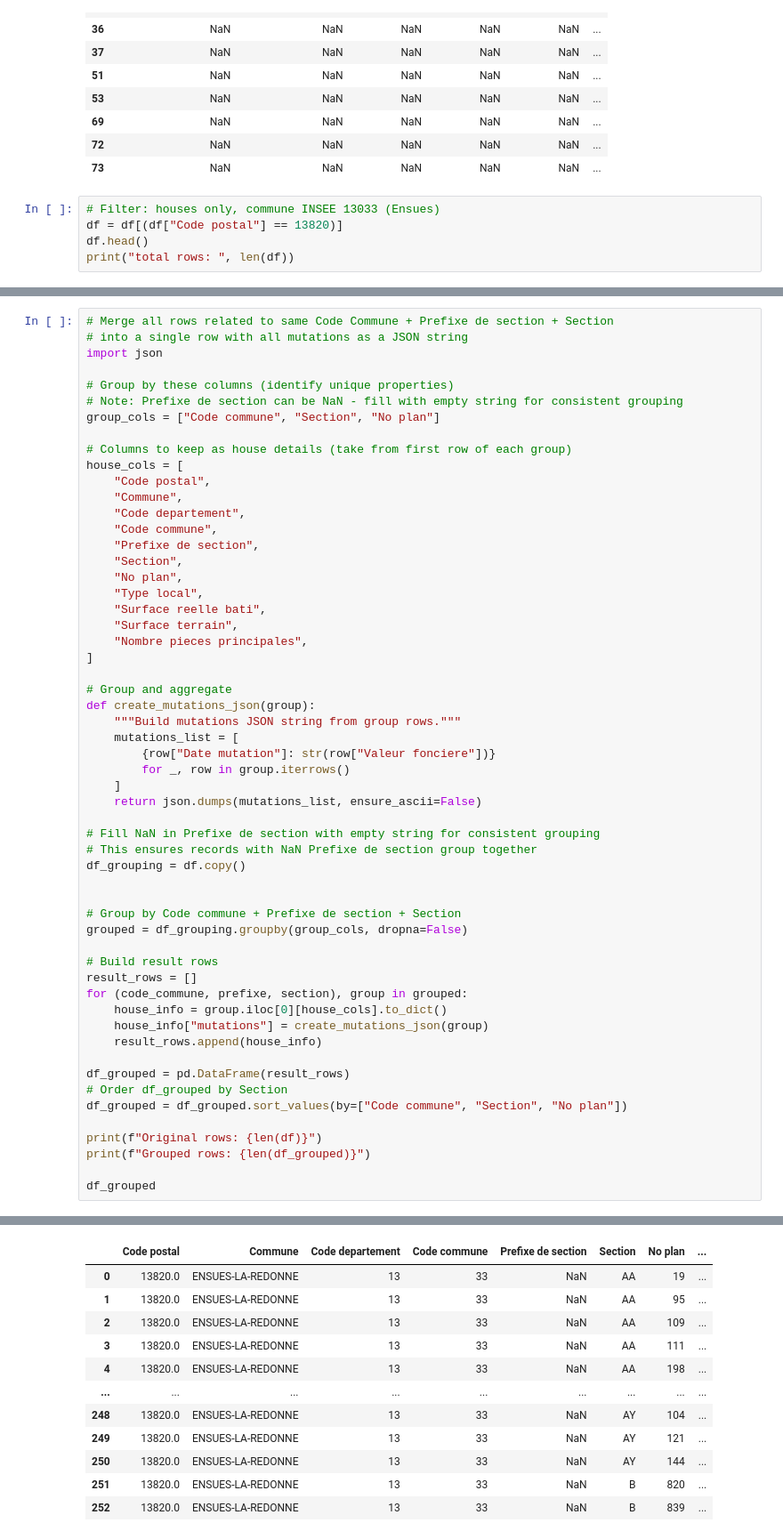
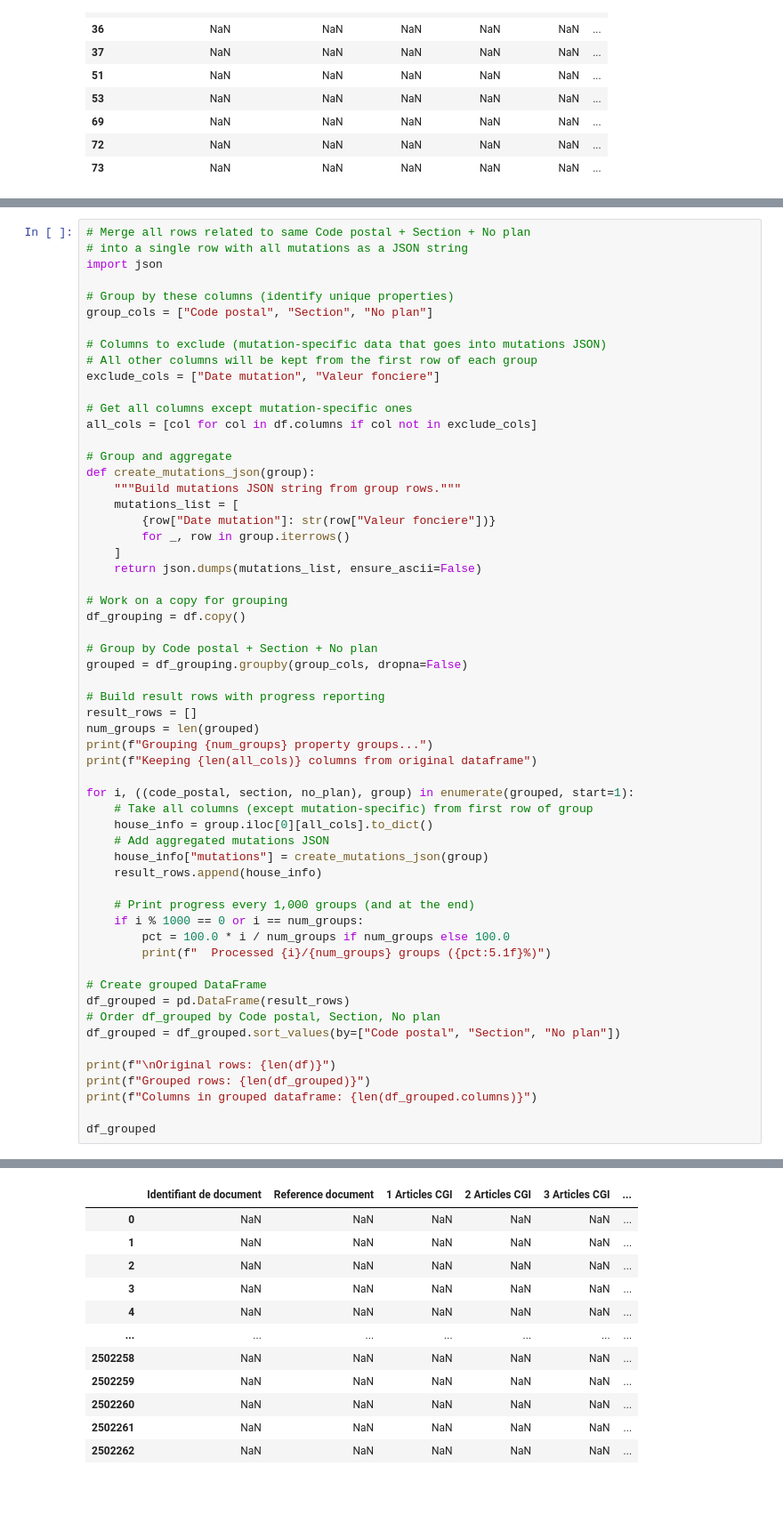
Before and after one commit to xvanausloos/ldi_dvf, a Jupyter notebook: notebooks/02_dvf_exploration_houses_france_mutations.ipynb, the cells around one changed output, grey strips where cells are left out. Shown at 89% size. Drawn from its saved outputs; the diff is of its cells as text; blank space fills up the shorter version.

Commit message:
feat: dataset ok for all houses mutations in France 2020 to 2025

```diff
--- a/notebooks/02_dvf_exploration_houses_france_mutations.ipynb
+++ b/notebooks/02_dvf_exploration_houses_france_mutations.ipynb
@@ -105,8 +116,3 @@ All columns:
 | 69 | NaN | NaN | NaN | NaN | NaN | ... |
 | 72 | NaN | NaN | NaN | NaN | NaN | ... |
 | 73 | NaN | NaN | NaN | NaN | NaN | ... |
-# %%
-# Filter: houses only, commune INSEE 13033 (Ensues)
-df = df[(df["Code postal"] == 13820)]
-df.head()
-print("total rows: ", len(df))
@@ -146,26 +150,17 @@ Mutation Date range: 2020-07-06 00:00:00 to 2025-06-26 00:00:00
 # %%
-# Merge all rows related to same Code Commune + Prefixe de section + Section
+# Merge all rows related to same Code postal + Section + No plan
 # into a single row with all mutations as a JSON string
 import json
 
 # Group by these columns (identify unique properties)
-# Note: Prefixe de section can be NaN - fill with empty string for consistent grouping
-group_cols = ["Code commune", "Section", "No plan"]
+group_cols = ["Code postal", "Section", "No plan"]
 
-# Columns to keep as house details (take from first row of each group)
-house_cols = [
-    "Code postal",
-    "Commune",
-    "Code departement",
-    "Code commune",
-    "Prefixe de section",
-    "Section",
-    "No plan",
-    "Type local",
-    "Surface reelle bati",
-    "Surface terrain",
-    "Nombre pieces principales",
-]
+# Columns to exclude (mutation-specific data that goes into mutations JSON)
+# All other columns will be kept from the first row of each group
+exclude_cols = ["Date mutation", "Valeur fonciere"]
+
+# Get all columns except mutation-specific ones
+all_cols = [col for col in df.columns if col not in exclude_cols]
 
 # Group and aggregate
 def create_mutations_json(group):
@@ -176,27 +171,38 @@ def create_mutations_json(group):
     ]
     return json.dumps(mutations_list, ensure_ascii=False)
 
-# Fill NaN in Prefixe de section with empty string for consistent grouping
-# This ensures records with NaN Prefixe de section group together
+# Work on a copy for grouping
 df_grouping = df.copy()
 
-
-# Group by Code commune + Prefixe de section + Section
+# Group by Code postal + Section + No plan
 grouped = df_grouping.groupby(group_cols, dropna=False)
 
-# Build result rows
+# Build result rows with progress reporting
 result_rows = []
-for (code_commune, prefixe, section), group in grouped:
-    house_info = group.iloc[0][house_cols].to_dict()
+num_groups = len(grouped)
+print(f"Grouping {num_groups} property groups...")
+print(f"Keeping {len(all_cols)} columns from original dataframe")
+
+for i, ((code_postal, section, no_plan), group) in enumerate(grouped, start=1):
+    # Take all columns (except mutation-specific) from first row of group
+    house_info = group.iloc[0][all_cols].to_dict()
+    # Add aggregated mutations JSON
     house_info["mutations"] = create_mutations_json(group)
     result_rows.append(house_info)
 
+    # Print progress every 1,000 groups (and at the end)
+    if i % 1000 == 0 or i == num_groups:
+        pct = 100.0 * i / num_groups if num_groups else 100.0
+        print(f"  Processed {i}/{num_groups} groups ({pct:5.1f}%)")
+
+# Create grouped DataFrame
 df_grouped = pd.DataFrame(result_rows)
-# Order df_grouped by Section
-df_grouped = df_grouped.sort_values(by=["Code commune", "Section", "No plan"])
+# Order df_grouped by Code postal, Section, No plan
+df_grouped = df_grouped.sort_values(by=["Code postal", "Section", "No plan"])
 
-print(f"Original rows: {len(df)}")
+print(f"\nOriginal rows: {len(df)}")
 print(f"Grouped rows: {len(df_grouped)}")
+print(f"Columns in grouped dataframe: {len(df_grouped.columns)}")
 
 df_grouped
 # %% [output]
@@ -205,12 +226,12 @@ Grouped rows: 253
-|  | Code postal | Commune | Code departement | Code commune | Prefixe de section | Section | No plan | ... |
-| 0 | 13820.0 | ENSUES-LA-REDONNE | 13 | 33 | NaN | AA | 19 | ... |
-| 1 | 13820.0 | ENSUES-LA-REDONNE | 13 | 33 | NaN | AA | 95 | ... |
-| 2 | 13820.0 | ENSUES-LA-REDONNE | 13 | 33 | NaN | AA | 109 | ... |
-| 3 | 13820.0 | ENSUES-LA-REDONNE | 13 | 33 | NaN | AA | 111 | ... |
-| 4 | 13820.0 | ENSUES-LA-REDONNE | 13 | 33 | NaN | AA | 198 | ... |
-| ... | ... | ... | ... | ... | ... | ... | ... | ... |
-| 248 | 13820.0 | ENSUES-LA-REDONNE | 13 | 33 | NaN | AY | 104 | ... |
-| 249 | 13820.0 | ENSUES-LA-REDONNE | 13 | 33 | NaN | AY | 121 | ... |
-| 250 | 13820.0 | ENSUES-LA-REDONNE | 13 | 33 | NaN | AY | 144 | ... |
-| 251 | 13820.0 | ENSUES-LA-REDONNE | 13 | 33 | NaN | B | 820 | ... |
-| 252 | 13820.0 | ENSUES-LA-REDONNE | 13 | 33 | NaN | B | 839 | ... |
+|  | Identifiant de document | Reference document | 1 Articles CGI | 2 Articles CGI | 3 Articles CGI | ... |
+| 0 | NaN | NaN | NaN | NaN | NaN | ... |
+| 1 | NaN | NaN | NaN | NaN | NaN | ... |
+| 2 | NaN | NaN | NaN | NaN | NaN | ... |
+| 3 | NaN | NaN | NaN | NaN | NaN | ... |
+| 4 | NaN | NaN | NaN | NaN | NaN | ... |
+| ... | ... | ... | ... | ... | ... | ... |
+| 2502258 | NaN | NaN | NaN | NaN | NaN | ... |
+| 2502259 | NaN | NaN | NaN | NaN | NaN | ... |
+| 2502260 | NaN | NaN | NaN | NaN | NaN | ... |
+| 2502261 | NaN | NaN | NaN | NaN | NaN | ... |
+| 2502262 | NaN | NaN | NaN | NaN | NaN | ... |
```
Also changed, not shown: parts of 13 cells of this notebook, 3 other files.
